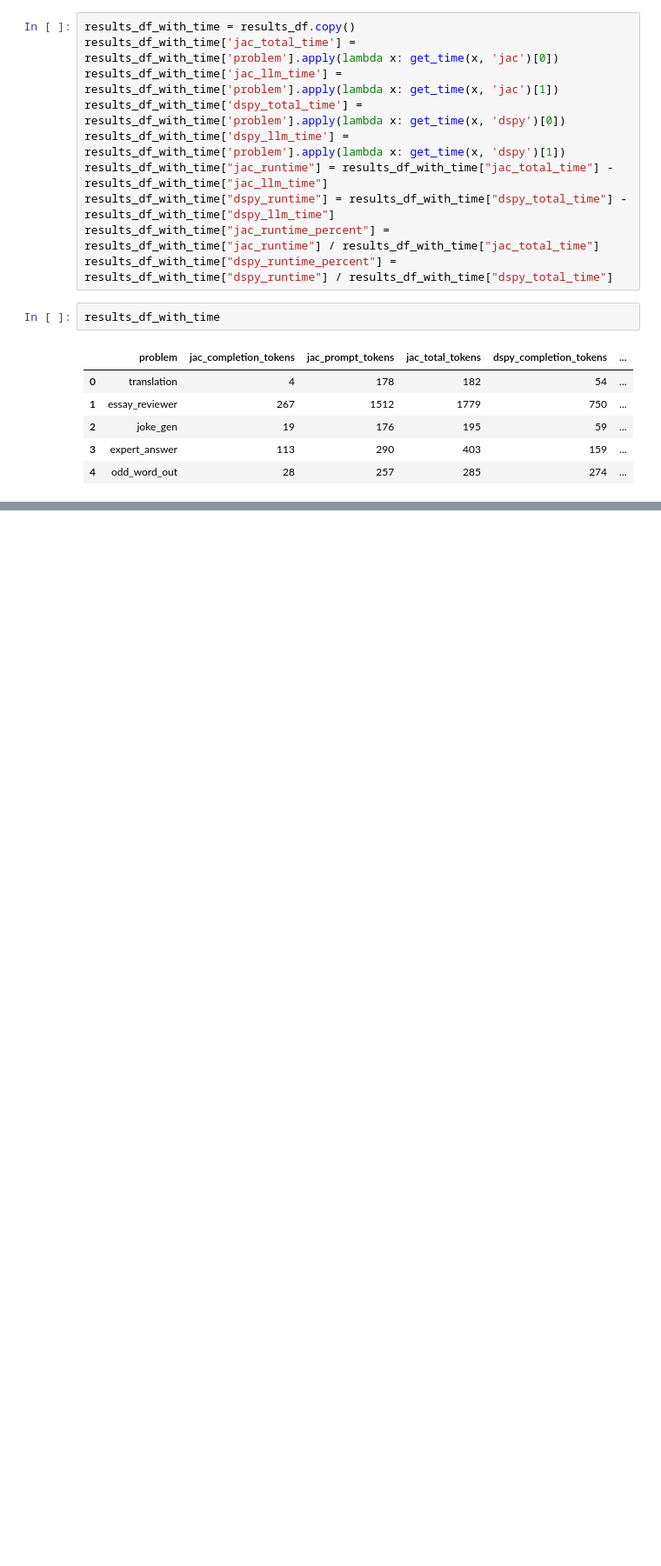
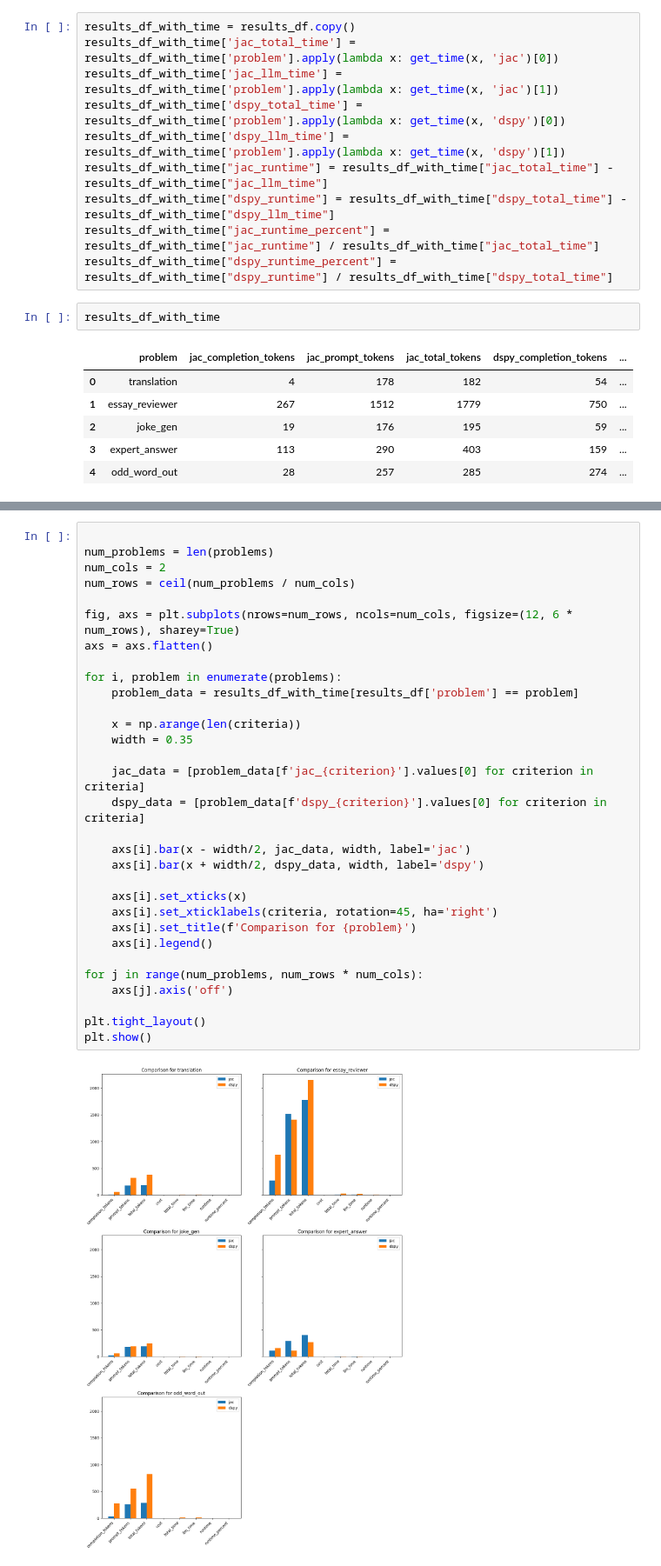
Before and after one commit to Jaseci-Labs/mtllm-evaluation, a Jupyter notebook: analysis.ipynb, the cells around one changed output, grey strips where cells are left out. Shown at 87% size. Saved outputs shown, nothing was run; the diff lists cells and outputs as text; blank space fills up the shorter version.

```diff
--- a/analysis.ipynb
+++ b/analysis.ipynb
@@ -167,0 +261,33 @@ results_df_with_time
+# %%
+
+num_problems = len(problems)
+num_cols = 2
+num_rows = ceil(num_problems / num_cols)
+
+fig, axs = plt.subplots(nrows=num_rows, ncols=num_cols, figsize=(12, 6 * num_rows), sharey=True)
+axs = axs.flatten()
+
+for i, problem in enumerate(problems):
+    problem_data = results_df_with_time[results_df['problem'] == problem]
+
+    x = np.arange(len(criteria))
+    width = 0.35
+
+    jac_data = [problem_data[f'jac_{criterion}'].values[0] for criterion in criteria]
+    dspy_data = [problem_data[f'dspy_{criterion}'].values[0] for criterion in criteria]
+
+    axs[i].bar(x - width/2, jac_data, width, label='jac')
+    axs[i].bar(x + width/2, dspy_data, width, label='dspy')
+
+    axs[i].set_xticks(x)
+    axs[i].set_xticklabels(criteria, rotation=45, ha='right')
+    axs[i].set_title(f'Comparison for {problem}')
+    axs[i].legend()
+
+for j in range(num_problems, num_rows * num_cols):
+    axs[j].axis('off')
+
+plt.tight_layout()
+plt.show()
+# %% [output]
+[figure, added]
```
Also changed, not shown: parts of 6 cells of this notebook.
